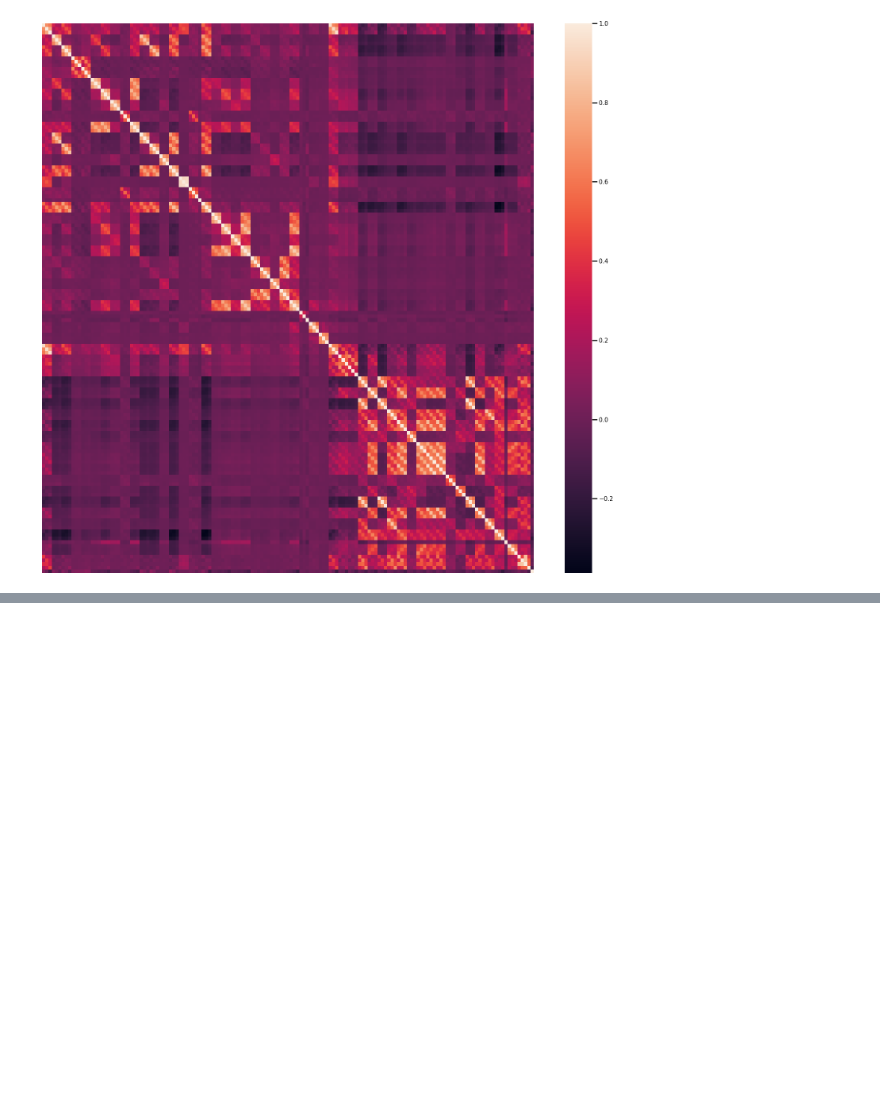
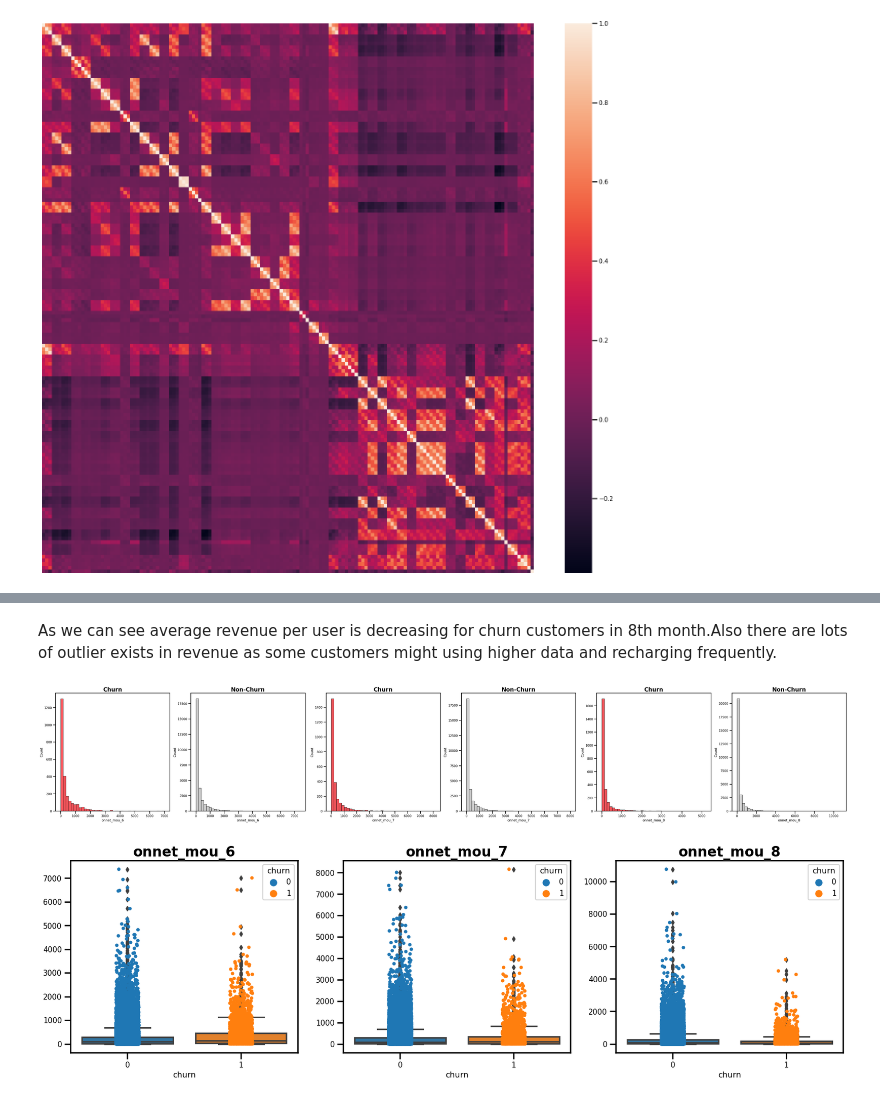
Before and after one commit to arduinto/SEATelChurn, a Jupyter notebook: TelChurnSEA.ipynb, the cells around one changed output, grey strips where cells are left out. Drawn from its saved outputs; the diff is of its cells as text; code cells hidden in the pictures; blank space fills up the shorter version.

```diff
--- a/TelChurnSEA.ipynb
+++ b/TelChurnSEA.ipynb
@@ -425,0 +428,8 @@ sns.histplot(telecom[telecom['churn'] == 1]['arpu_6'], kde=True, bins='auto')
+# %% [markdown]
+As we can see average revenue per user is decreasing for churn customers in 8th month.Also there are lots of outlier exists in revenue as some customers might using higher data and recharging frequently.
+# %%
+# onnet_mou (Minutes of Usage for all kind of calls within the same operator network)
+dist_box_plot(telecom, 'onnet_mou_6', 'onnet_mou_7', 'onnet_mou_8')
+# %% [output]
+[figure, added]
+[figure, added]
```
Also changed, not shown: parts of 6 cells of this notebook.
